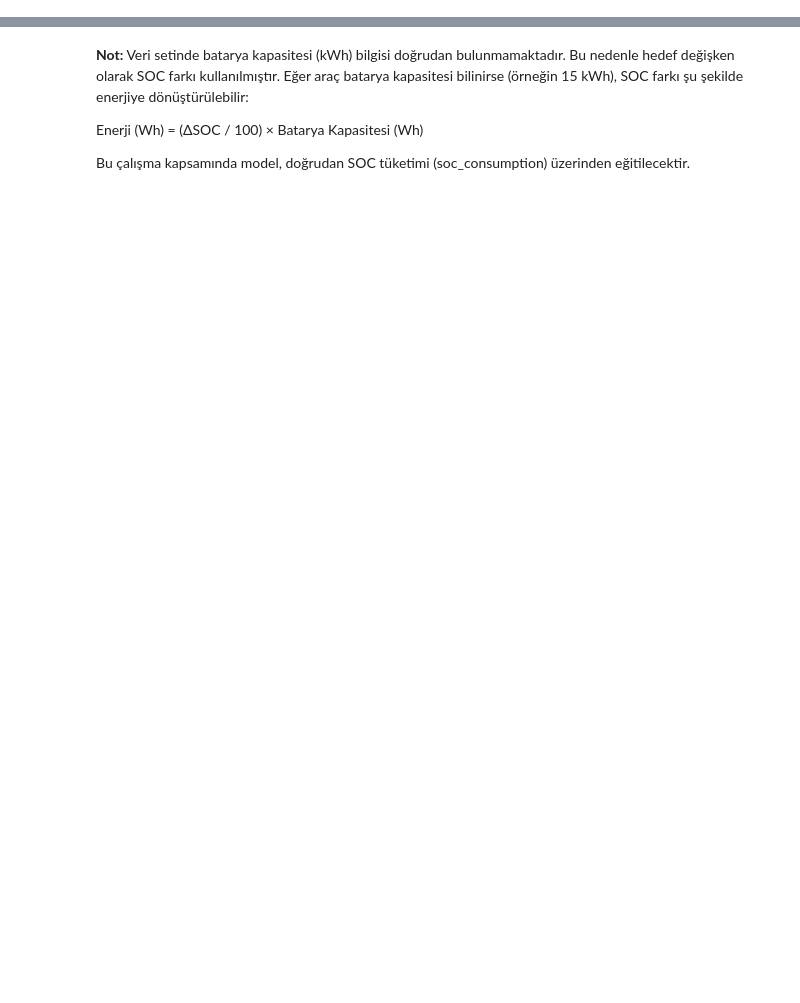
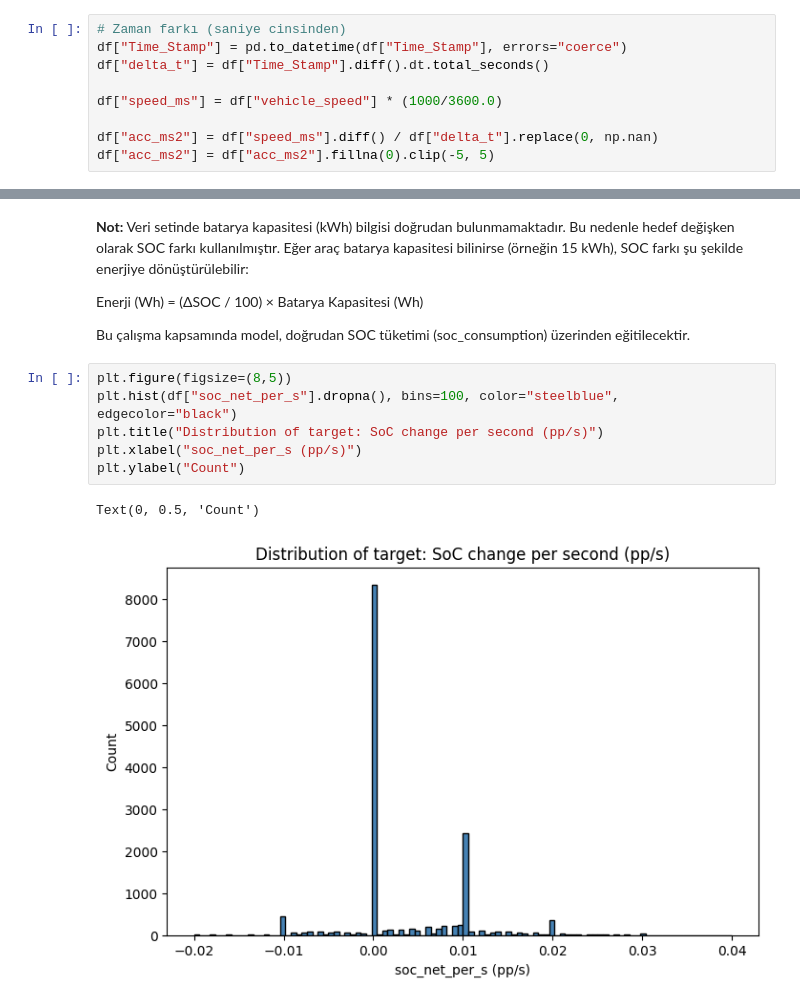
Before and after one commit to gmzdag/ev-energy-prediction, a Jupyter notebook: notebooks/ev_enerji_tuketimi_EDA.ipynb, the cells around one changed output, grey strips where cells are left out. Saved outputs shown, nothing was run; the diff lists cells and outputs as text; blank space fills up the shorter version.

```diff
--- a/notebooks/ev_enerji_tuketimi_EDA.ipynb
+++ b/notebooks/ev_enerji_tuketimi_EDA.ipynb
@@ -199,0 +164,9 @@ display(df[["Time_Stamp", "SoC", "delta_soc", "soc_consumption", "cum_soc_consum
+# %%
+# Zaman farkı (saniye cinsinden)
+df["Time_Stamp"] = pd.to_datetime(df["Time_Stamp"], errors="coerce")
+df["delta_t"] = df["Time_Stamp"].diff().dt.total_seconds()
+
+df["speed_ms"] = df["vehicle_speed"] * (1000/3600.0)
+
+df["acc_ms2"] = df["speed_ms"].diff() / df["delta_t"].replace(0, np.nan)
+df["acc_ms2"] = df["acc_ms2"].fillna(0).clip(-5, 5)
@@ -205,4 +250,13 @@ bilinirse (örneğin 15 kWh), SOC farkı şu şekilde enerjiye dönüştürüleb
 Enerji (Wh) = (ΔSOC / 100) × Batarya Kapasitesi (Wh)
 
 Bu çalışma kapsamında model, doğrudan SOC tüketimi (soc_consumption) üzerinden eğitilecektir.
+# %%
+plt.figure(figsize=(8,5))
+plt.hist(df["soc_net_per_s"].dropna(), bins=100, color="steelblue", edgecolor="black")
+plt.title("Distribution of target: SoC change per second (pp/s)")
+plt.xlabel("soc_net_per_s (pp/s)")
+plt.ylabel("Count")
+# %% [output]
+Text(0, 0.5, 'Count')
+[figure, added]
 # %% [markdown]
```
Also changed, not shown: parts of 23 cells of this notebook, 3 other files.
